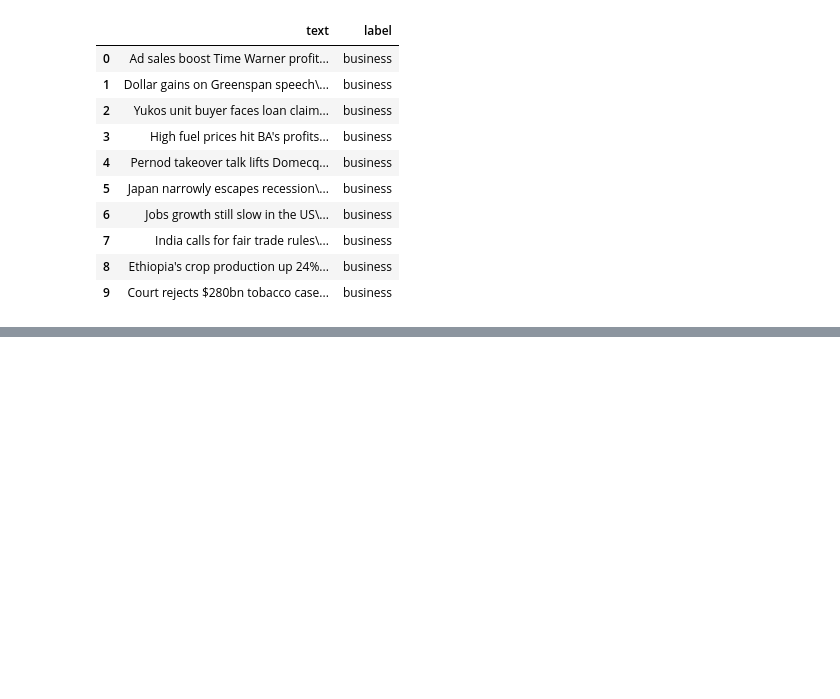
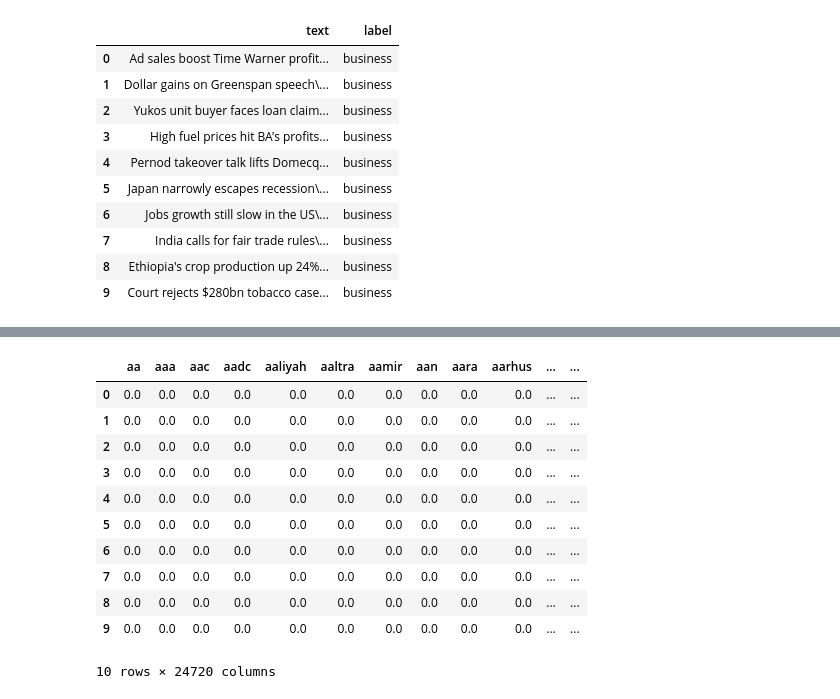
Before and after one commit to darkosarajkic997/NewsClassification, a Jupyter notebook: NewsClassification.ipynb, the cells around one changed output, grey strips where cells are left out. Drawn from its saved outputs; the diff is of its cells as text; code cells hidden in the pictures; blank space fills up the shorter version.

```diff
--- a/NewsClassification.ipynb
+++ b/NewsClassification.ipynb
@@ -1,7 +1,7 @@
 # %%
 import pandas as pd
 import numpy as np
+import os
 import nltk
-import os
 
-pd.options.display.max_colwidth=200
+pd.options.display.max_colwidth=100
@@ -37,0 +60,11 @@ data.head(10)
+# %%
+def preprocess_text(original_text):
+    text=original_text.lower()
+    tokenizer = RegexpTokenizer(r"[a-z]+")
+    text=tokenizer.tokenize(text)
+    text = [word for word in text if word not in stopwords.words('english')]
+    lemmatizer = WordNetLemmatizer()
+    lemm_text=[]
+    for word in text:
+        lemm_text.append(lemmatizer.lemmatize(word))
+    return ' '.join(lemm_text)
@@ -37,0 +89,15 @@ data.head(10)
+# %%
+TF_IDF_dataframe[:10]
+# %% [output]
+|  | aa | aaa | aac | aadc | aaliyah | aaltra | aamir | aan | aara | aarhus | ... | ... |
+| 0 | 0.0 | 0.0 | 0.0 | 0.0 | 0.0 | 0.0 | 0.0 | 0.0 | 0.0 | 0.0 | ... | ... |
+| 1 | 0.0 | 0.0 | 0.0 | 0.0 | 0.0 | 0.0 | 0.0 | 0.0 | 0.0 | 0.0 | ... | ... |
+| 2 | 0.0 | 0.0 | 0.0 | 0.0 | 0.0 | 0.0 | 0.0 | 0.0 | 0.0 | 0.0 | ... | ... |
+| 3 | 0.0 | 0.0 | 0.0 | 0.0 | 0.0 | 0.0 | 0.0 | 0.0 | 0.0 | 0.0 | ... | ... |
+| 4 | 0.0 | 0.0 | 0.0 | 0.0 | 0.0 | 0.0 | 0.0 | 0.0 | 0.0 | 0.0 | ... | ... |
+| 5 | 0.0 | 0.0 | 0.0 | 0.0 | 0.0 | 0.0 | 0.0 | 0.0 | 0.0 | 0.0 | ... | ... |
+| 6 | 0.0 | 0.0 | 0.0 | 0.0 | 0.0 | 0.0 | 0.0 | 0.0 | 0.0 | 0.0 | ... | ... |
+| 7 | 0.0 | 0.0 | 0.0 | 0.0 | 0.0 | 0.0 | 0.0 | 0.0 | 0.0 | 0.0 | ... | ... |
+| 8 | 0.0 | 0.0 | 0.0 | 0.0 | 0.0 | 0.0 | 0.0 | 0.0 | 0.0 | 0.0 | ... | ... |
+| 9 | 0.0 | 0.0 | 0.0 | 0.0 | 0.0 | 0.0 | 0.0 | 0.0 | 0.0 | 0.0 | ... | ... |
+10 rows × 24720 columns
```
Also changed, not shown: parts of 14 cells of this notebook, 1 other file.
